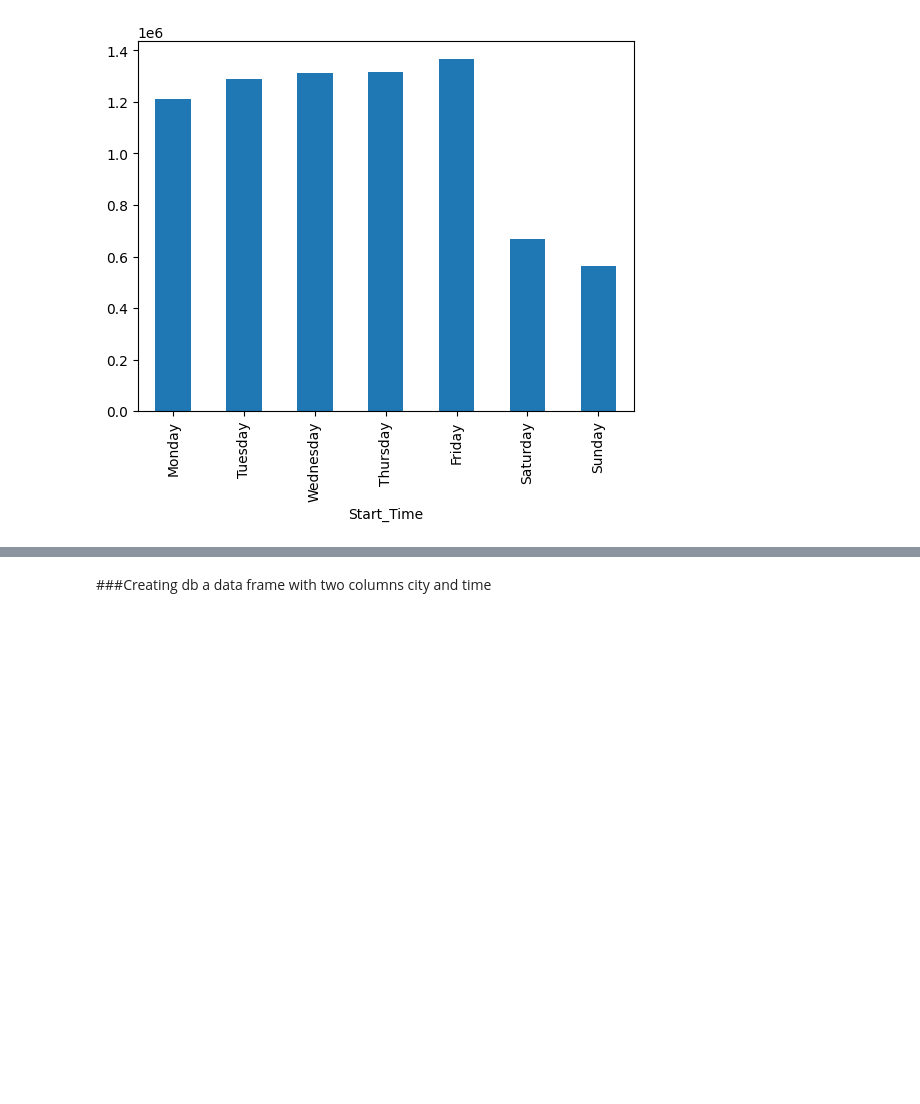
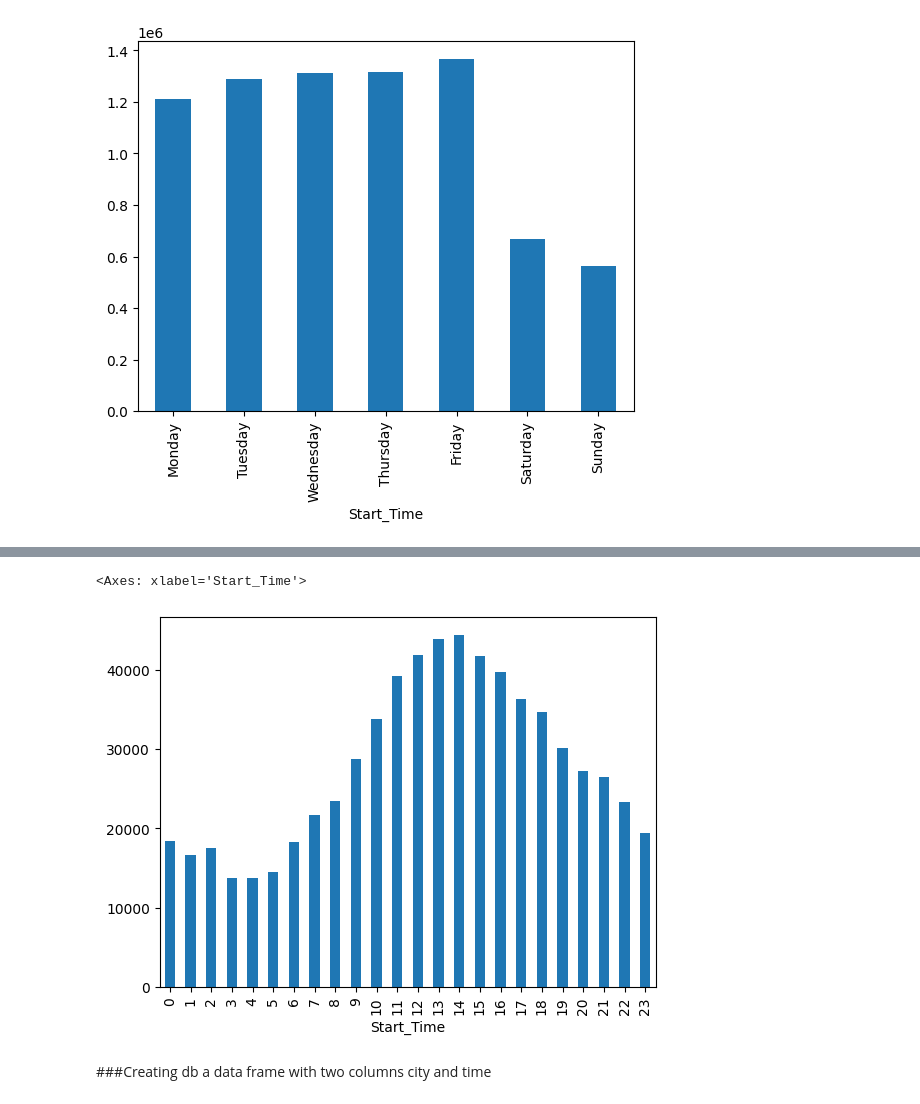
Before and after one commit to siddharth7739/EDA_ON_US_ACCIDENTS, a Jupyter notebook: USA_Accidents_EDA.ipynb, the cells around one changed output, grey strips where cells are left out. Saved outputs shown, nothing was run; the diff lists cells and outputs as text; code cells hidden in the pictures; blank space fills up the shorter version.

```diff
--- a/USA_Accidents_EDA.ipynb
+++ b/USA_Accidents_EDA.ipynb
@@ -209,3 +219,9 @@ day.value_counts(sort=False).plot(kind='bar')
+# %%
+#saturday
+df[df.Start_Time.dt.day_of_week == 5].Start_Time.dt.hour.sort_values().value_counts(sort=False).plot(kind='bar')
+# %% [output]
+<Axes: xlabel='Start_Time'>
+[figure, added]
 # %% [markdown]
 ###Creating db a data frame with two columns city and time
 # %%
```
Also changed, not shown: parts of 18 cells of this notebook.
